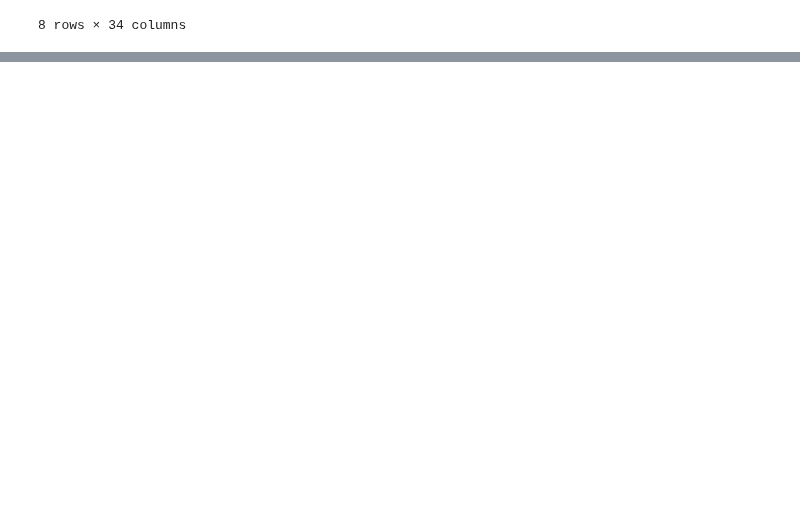
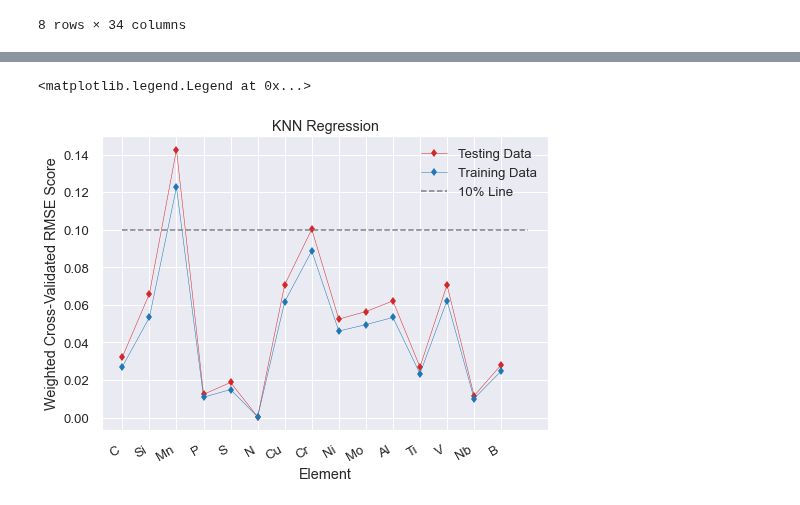
Before and after one commit to szayed99/Steel-Classification-Through-Machine-Learning, a Jupyter notebook: Regression (1).ipynb, the cells around one changed output, grey strips where cells are left out. Drawn from its saved outputs; the diff is of its cells as text; code cells hidden in the pictures; blank space fills up the shorter version.

```diff
--- a/Regression (1).ipynb
+++ b/Regression (1).ipynb
@@ -580,0 +419,38 @@ def build_poly(n, output):
+# %%
+# Find the weighted RMSE score (RMSE score / range of output variable) for each element
+
+# Find weighted RMSE score for min and max of each element
+weighted_rmse_dict = {}
+for i in range(len(cross_valid_dict_rmse)):
+    elem = list(cross_valid_dict_rmse.keys())[i]
+    elem_range = df2[elem].max() - df2[elem].min()
+    if elem_range == 0:
+        weighted_rmse_test = 0
+        weighted_rmse_train = 0
+    else:
+        weighted_rmse_test = cross_valid_dict_rmse[elem][0][0] / elem_range
+        weighted_rmse_train = cross_valid_dict_rmse[elem][1][0] / elem_range
+    weighted_rmse_dict[elem] = [weighted_rmse_test, weighted_rmse_train]
+
+# Find average of weighted RMSE score for each element accross minimum and maximum limits
+weighted_rmse_scores_test = []
+weighted_rmse_scores_train = []
+j = 0
+for i in range(15):
+    weighted_rmse_scores_test.append((list(weighted_rmse_dict.values())[i+j][0] + list(weighted_rmse_dict.values())[i+j+1][0]) / 2)
+    weighted_rmse_scores_train.append((list(weighted_rmse_dict.values())[i+j][1] + list(weighted_rmse_dict.values())[i+j+1][1]) / 2)
+    j += 1
+
+# Plot average weighted RMSE score for each element
+fig, ax = plt.subplots(figsize=(8, 6))
+ax.plot(bs_df.columns[5:-1], weighted_rmse_scores_test, marker = "d", color ="tab:red", linewidth = 0.5, label = "Testing Data")
+ax.plot(bs_df.columns[5:-1], weighted_rmse_scores_train, marker = "d", color ="tab:blue", linewidth = 0.5, label = "Training Data")
+plt.plot(np.linspace(0, 15, 100), [0.1]*100, "--", color = "tab:grey", label = "10% Line")
+fig.autofmt_xdate()
+plt.ylabel("Weighted Cross-Validated RMSE Score")
+plt.xlabel("Element")
+plt.title("KNN Regression")
+plt.legend()
+# %% [output]
+<matplotlib.legend.Legend at 0x...>
+[figure, added]
```
Also changed, not shown: parts of 48 cells of this notebook.
